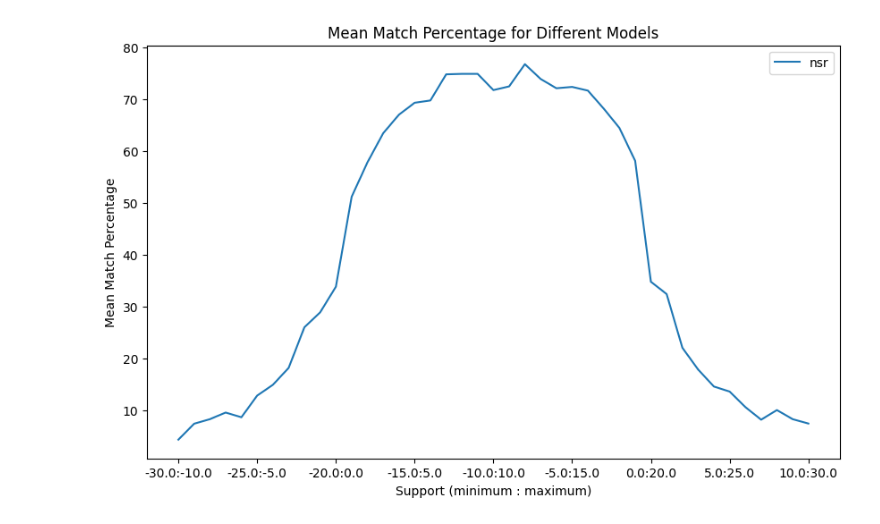
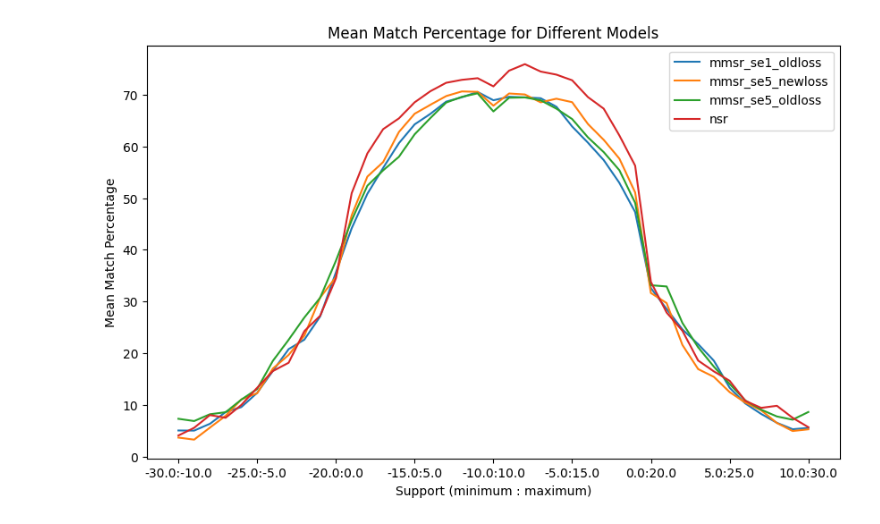
Before and after one commit to fabienmorgan/Self-Supervised_Numerical_Pre-Training_for_Symbolic_Regression, a Jupyter notebook: evalulation_graphs/variance_seed.ipynb, the cells around one changed output. Cells and saved outputs as stored; diff of their text form; code cells hidden in the pictures.

Commit message:
Created visualisations and made sure that all the data is complete and that there are no redudant entries

```diff
--- a/evalulation_graphs/variance_seed.ipynb
+++ b/evalulation_graphs/variance_seed.ipynb
@@ -271,0 +248,15 @@ fig.show()
+# %%
+all_models = ['mmsr_se5_newloss', 'mmsr_se5_oldloss', 'mmsr_se1_oldloss', 'nsr']
+dataframe_standard_deviaton = evaluation_summary[evaluation_summary['Model'].isin(all_models) &
+                                            (evaluation_summary['Minimum Support'] % 10 == 0) &
+                                            (evaluation_summary['Maximum Support'] - evaluation_summary['Minimum Support'] == 20) &
+                                            (evaluation_summary['Number of Samples'] == 500)]
+
+model_name_mapping = {
+    'mmsr_se5_newloss': 'fancy-water-85',
+    'mmsr_se5_oldloss': 'rich-flower-83',
+    'mmsr_se1_oldloss': 'sage-cloud-81',
+    'nsr': 'NSR'
+}
+
+dataframe_standard_deviaton['Model'] = dataframe_standard_deviaton['Model'].replace(model_name_mapping)
@@ -289,5 +293,9 @@ fig.show()
-# %%
-fig = plot_mean_match_percentage(evaluation_summary[evaluation_summary['Model'] == 'nsr'])
-fig.show()
-# %% [output]
-[figure, removed]
+# %%
+dataframe_meam_match_percentage = evaluation_summary[evaluation_summary['Model'].isin(all_models) &
+                                            (evaluation_summary['Maximum Support'] - evaluation_summary['Minimum Support'] == 20) &
+                                            (evaluation_summary['Number of Samples'] == 500)]
+
+fig = plot_mean_match_percentage(evaluation_summary)
+fig.show()
+# %% [output]
+[figure, added]
```
Also changed, not shown: parts of 23 cells of this notebook, 3 other files.
